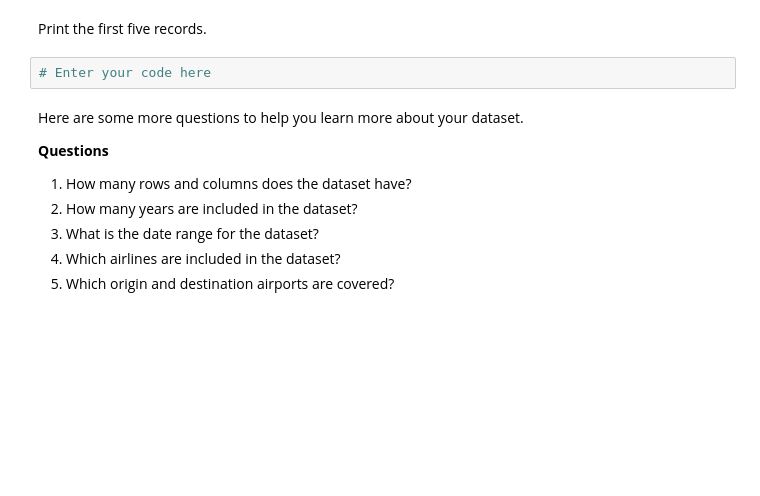
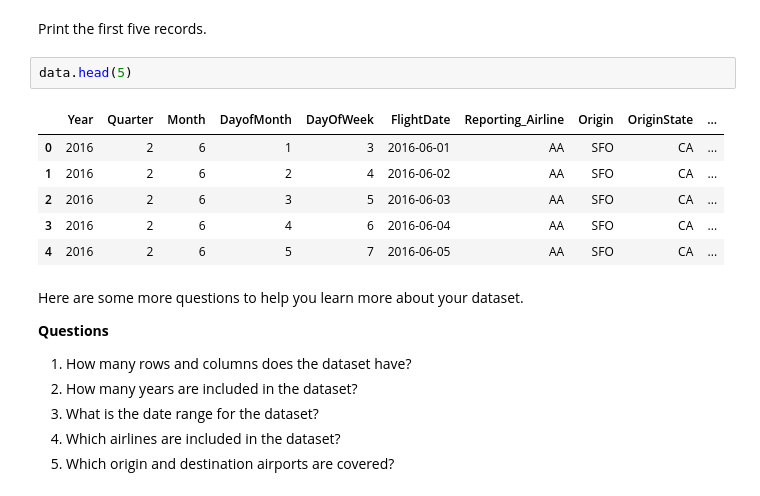
Before and after one commit to mahunz/aws, a Jupyter notebook: Flight_Delay-Student.ipynb, the cells around one changed output. Drawn from its saved outputs; the diff is of its cells as text; blank space fills up the shorter version.

```diff
--- a/Flight_Delay-Student.ipynb
+++ b/Flight_Delay-Student.ipynb
@@ -415,8 +434,15 @@ Load the combined dataset.
 data = pd.read_csv(combined_csv_filename)
 # %% [markdown]
 Print the first five records.
-# %%
-# Enter your code here
+# %%
+data.head(5)
+# %% [output]
+|  | Year | Quarter | Month | DayofMonth | DayOfWeek | FlightDate | Reporting_Airline | Origin | OriginState | ... |
+| 0 | 2016 | 2 | 6 | 1 | 3 | 2016-06-01 | AA | SFO | CA | ... |
+| 1 | 2016 | 2 | 6 | 2 | 4 | 2016-06-02 | AA | SFO | CA | ... |
+| 2 | 2016 | 2 | 6 | 3 | 5 | 2016-06-03 | AA | SFO | CA | ... |
+| 3 | 2016 | 2 | 6 | 4 | 6 | 2016-06-04 | AA | SFO | CA | ... |
+| 4 | 2016 | 2 | 6 | 5 | 7 | 2016-06-05 | AA | SFO | CA | ... |
 # %% [markdown]
 Here are some more questions to help you learn more about your dataset.
 
```
Also changed, not shown: parts of 10 cells of this notebook.
